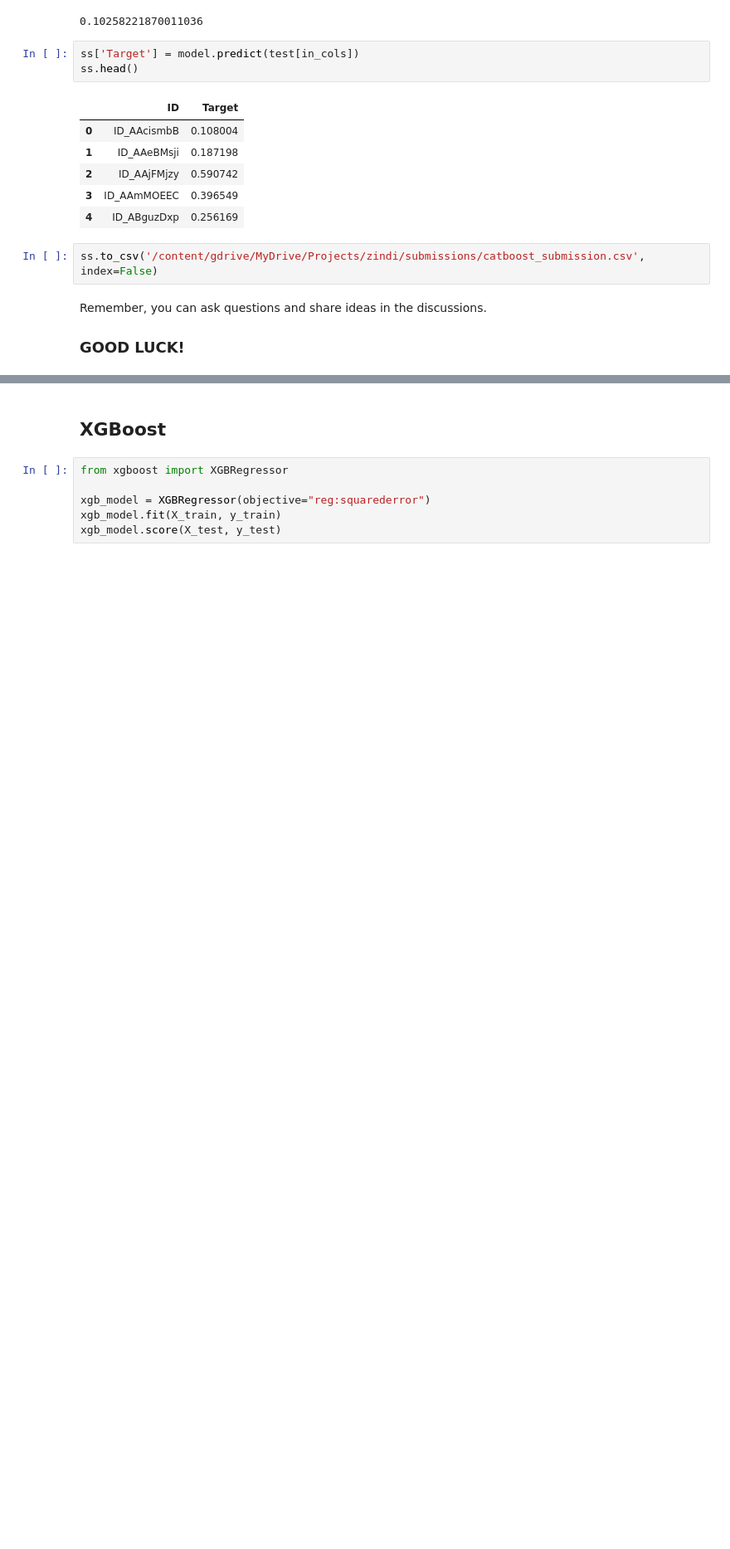
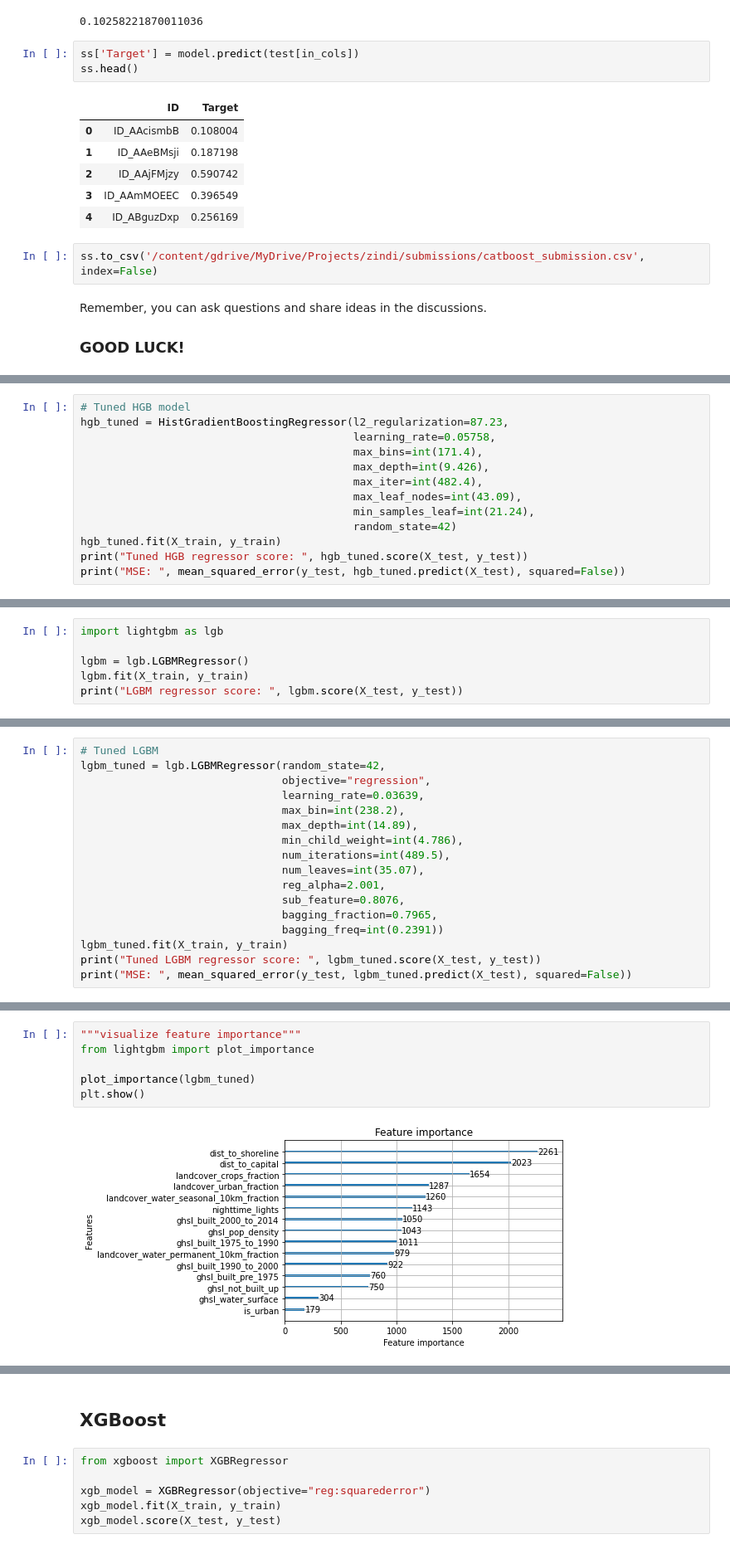
Before and after one commit to kvmvu/wealth-index-prediction, a Jupyter notebook: Starter_Notebook.ipynb, the cells around one changed output, grey strips where cells are left out. Shown at 83% size. Saved outputs shown, nothing was run; the diff lists cells and outputs as text; blank space fills up the shorter version.

```diff
--- a/Starter_Notebook.ipynb
+++ b/Starter_Notebook.ipynb
@@ -512,0 +685,13 @@ Remember, you can ask questions and share ideas in the discussions.
+# %%
+# Tuned HGB model
+hgb_tuned = HistGradientBoostingRegressor(l2_regularization=87.23,
+                                          learning_rate=0.05758,
+                                          max_bins=int(171.4),
+                                          max_depth=int(9.426),
+                                          max_iter=int(482.4),
+                                          max_leaf_nodes=int(43.09),
+                                          min_samples_leaf=int(21.24),
+                                          random_state=42)
+hgb_tuned.fit(X_train, y_train)
+print("Tuned HGB regressor score: ", hgb_tuned.score(X_test, y_test))
+print("MSE: ", mean_squared_error(y_test, hgb_tuned.predict(X_test), squared=False))
@@ -512,0 +735,6 @@ Remember, you can ask questions and share ideas in the discussions.
+# %%
+import lightgbm as lgb
+
+lgbm = lgb.LGBMRegressor()
+lgbm.fit(X_train, y_train)
+print("LGBM regressor score: ", lgbm.score(X_test, y_test))
@@ -512,0 +809,17 @@ Remember, you can ask questions and share ideas in the discussions.
+# %%
+# Tuned LGBM
+lgbm_tuned = lgb.LGBMRegressor(random_state=42,
+                               objective="regression",
+                               learning_rate=0.03639,
+                               max_bin=int(238.2),
+                               max_depth=int(14.89),
+                               min_child_weight=int(4.786),
+                               num_iterations=int(489.5),
+                               num_leaves=int(35.07),
+                               reg_alpha=2.001,
+                               sub_feature=0.8076,
+                               bagging_fraction=0.7965,
+                               bagging_freq=int(0.2391))
+lgbm_tuned.fit(X_train, y_train)
+print("Tuned LGBM regressor score: ", lgbm_tuned.score(X_test, y_test))
+print("MSE: ", mean_squared_error(y_test, lgbm_tuned.predict(X_test), squared=False))
@@ -512,0 +852,8 @@ Remember, you can ask questions and share ideas in the discussions.
+# %%
+"""visualize feature importance"""
+from lightgbm import plot_importance
+
+plot_importance(lgbm_tuned)
+plt.show()
+# %% [output]
+[figure, added]
```
Also changed, not shown: parts of 59 cells of this notebook.
